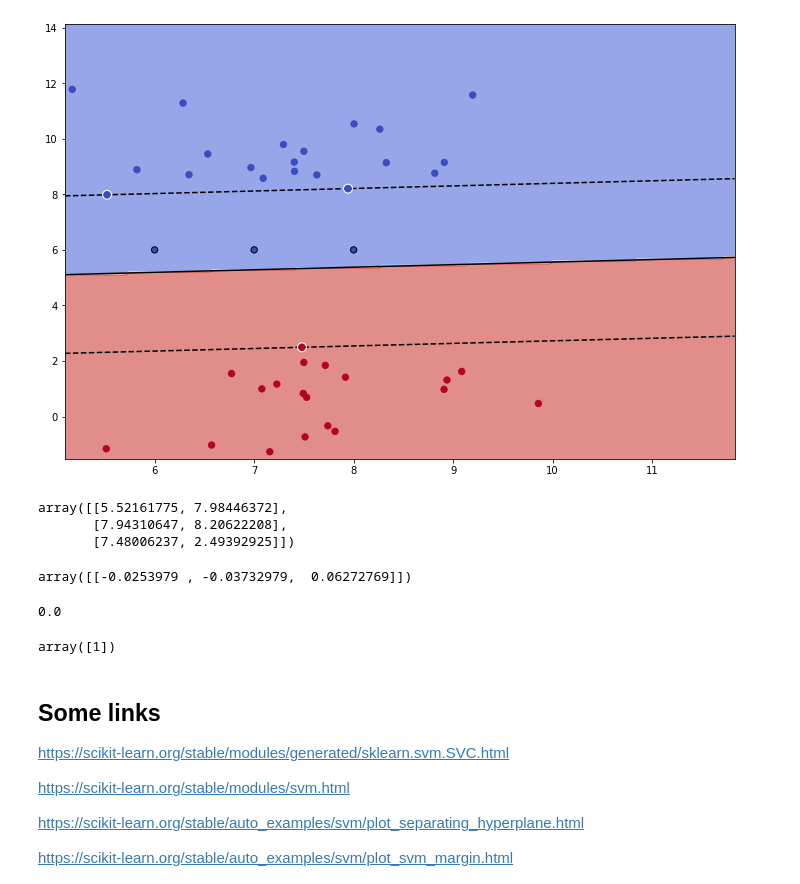
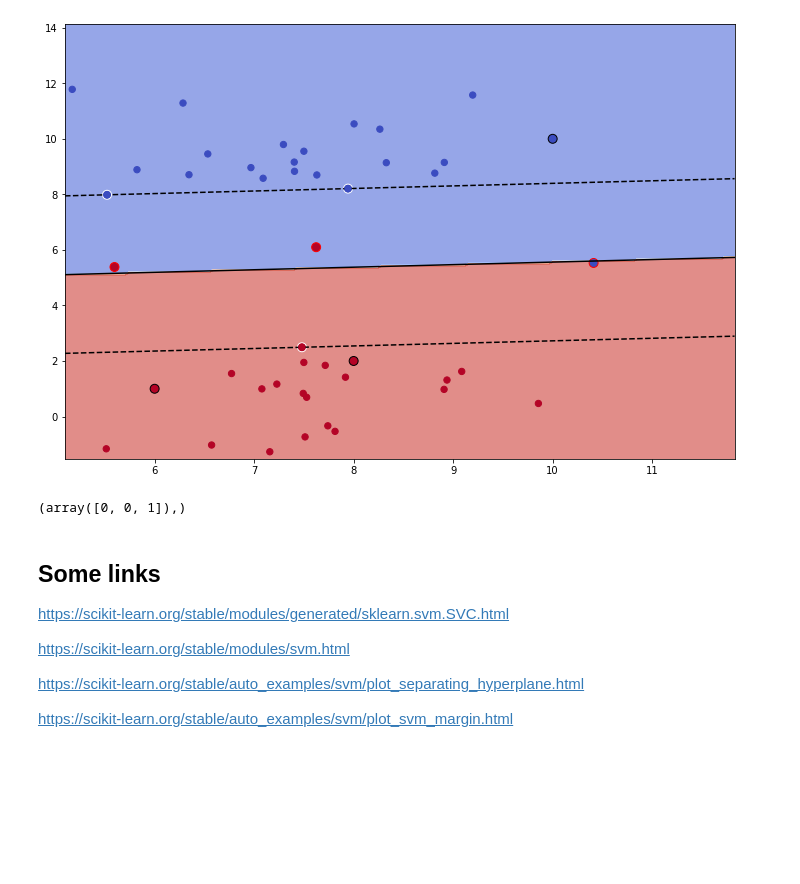
Before and after one commit to changx03/jupyter_tensorflow, a Jupyter notebook: svm_test.ipynb, the cells around one changed output. Drawn from its saved outputs; the diff is of its cells as text; code cells hidden in the pictures; blank space fills up the shorter version.

Commit message:
completed adversarial examples on SVM with linear kernal

```diff
--- a/svm_test.ipynb
+++ b/svm_test.ipynb
@@ -55,3 +55,36 @@ intercept_ [1.636684]
  5.56474706 5.57738401 5.59002095 5.6026579  5.61529484 5.62793179
  5.64056874 5.65320568 5.66584263 5.67847957 5.69111652 5.70375346
  5.71639041 5.72902735]
+# %%
+# testing on linear kernal
+sup_v = model.support_vectors_
+dual_alpha = model.dual_coef_
+beta = model.intercept_
+
+print(dual_alpha)
+print(beta)
+print(model.coef_)
+
+x_test = np.array([[6.0, 1.0], [8.0, 2.0], [10.0, 10.0]], dtype=np.float32)
+pred_test = model.predict(x_test)
+print(pred_test)
+
+w = model.coef_
+w_l2_norm = np.sqrt(np.sum(w**2))
+w_norm = w / w_l2_norm
+print('w_norm:\n', w_norm)
+
+print(x_test.shape)
+print(w.shape)
+Q = (x_test @ w.T + beta)
+print('Q:\n', Q)
+
+y_sign = np.array([[-1 if yy == 0 else 1 for yy in pred_test]], dtype=np.float32).T
+print('y_sign:\n', y_sign)
+
+epsilon = 0.1
+delta = w_norm * (Q + (margin + epsilon) * y_sign)
+print('delta:\n', delta)
+adversarial = x_test - delta
+print('x_test:\n', x_test)
+print('adversarial:\n', adversarial)
@@ -58,46 +109,32 @@ intercept_ [1.636684]
 # %%
 XX, YY = np.mgrid[x_min:x_max:200j, y_min:y_max:200j]
 Z = model.predict(np.c_[XX.ravel(), YY.ravel()])
 Z = Z.reshape(XX.shape)
 
 figsize = np.array(plt.rcParams["figure.figsize"]) * 2
 plt.figure(figsize=figsize.tolist())
 
 plt.contourf(XX, YY, Z, cmap='coolwarm', alpha=0.6)
-plt.scatter(model.support_vectors_[:, 0], model.support_vectors_[:, 1], s=80, facecolors='none', zorder=10, edgecolors='white')
+plt.scatter(model.support_vectors_[:, 0], model.support_vectors_[:, 1], c=y[model.support_], cmap='coolwarm', edgecolors='white', s=80)
 plt.scatter(x[:, 0], x[:, 1], c=y, zorder=10, cmap='coolwarm', edgecolor='face', s=40)
 
-x_test = np.array([[6.0, 6.0], [7.0, 6.0], [8.0, 6.0]])
 pred_test = model.predict(x_test)
-plt.scatter(x_test[:, 0], x_test[:, 1], c=pred_test, zorder=10, cmap='coolwarm', edgecolor='k', s=40)
+plt.scatter(x_test[:, 0], x_test[:, 1], c=pred_test, zorder=10, cmap='coolwarm', edgecolor='k', s=80)
+plt.scatter(adversarial[:, 0], adversarial[:, 1], c=pred_test, cmap='coolwarm', edgecolor='red', s=80)
 
 plt.plot(xx, yy, 'k-')
 plt.plot(xx, yy_down, 'k--')
 plt.plot(xx, yy_up, 'k--')
 
 plt.xlim(x_min, x_max)
 plt.ylim(y_min, y_max)
 plt.show()
 # %% [output]
-[figure, old version]
+[figure, new version]
-# %%
-model.support_vectors_
-# %% [output]
-array([[5.52161775, 7.98446372],
-       [7.94310647, 8.20622208],
-       [7.48006237, 2.49392925]])
-# %%
-model.dual_coef_
-# %% [output]
-array([[-0.0253979 , -0.03732979,  0.06272769]])
-# %%
-model._
-# %% [output]
-0.0
-# %%
-model.predict([[6.0, -6.0]])
-# %% [output]
-array([1])
+# %%
+y[model.support_]
+# %% [output]
+(array([0, 0, 1]),)
 # %% [markdown]
 ## Some links
 https://scikit-learn.org/stable/modules/generated/sklearn.svm.SVC.html
```
Also changed, not shown: parts of 5 cells of this notebook.
